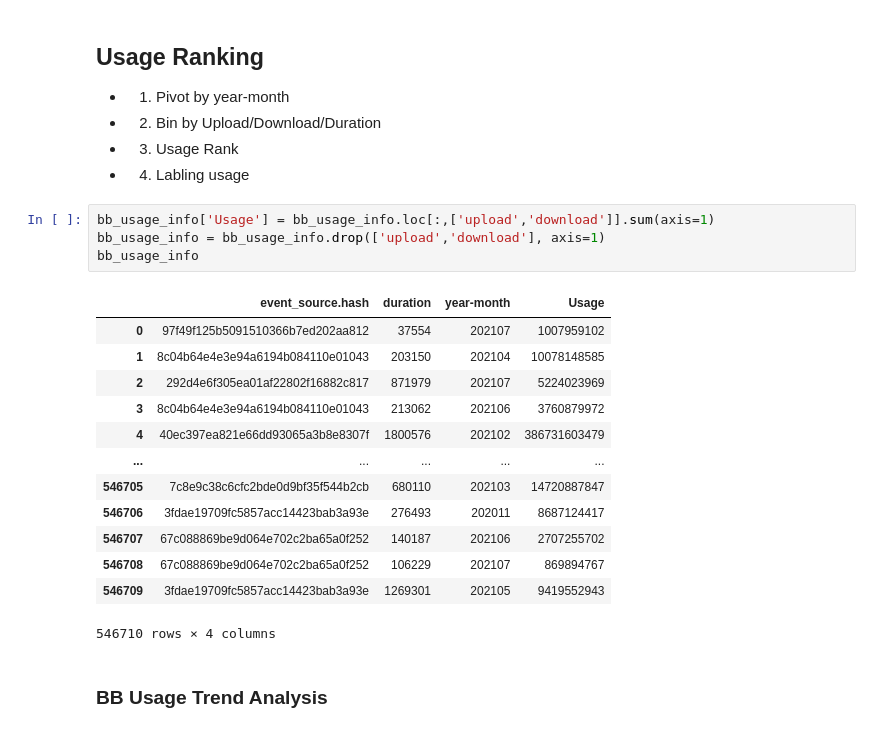
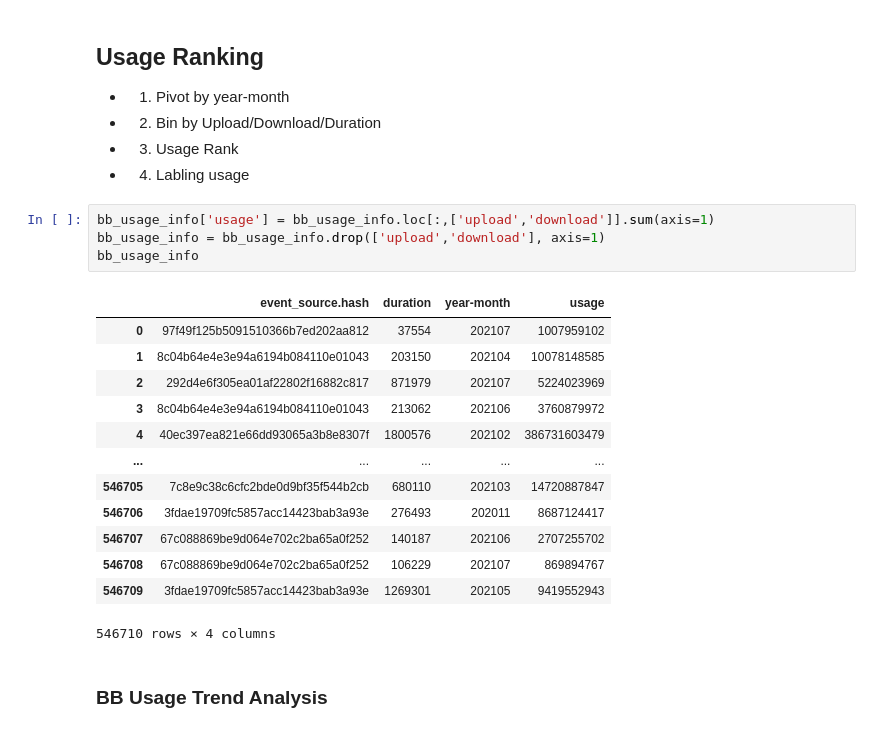
Before and after one commit to cmadusankahw/leve-4-research-hybrid-recommender-for-fixed-line-telco, a Jupyter notebook: 102021/BB USAGE DATA ANALYSIS.ipynb, the cells around one changed output. Drawn from its saved outputs; the diff is of its cells as text.

```diff
--- a/102021/BB USAGE DATA ANALYSIS.ipynb
+++ b/102021/BB USAGE DATA ANALYSIS.ipynb
@@ -67,11 +67,11 @@ Name: download, Length: 546710, dtype: int64
 - 3. Usage Rank
 - 4. Labling usage
 # %%
-bb_usage_info['Usage'] = bb_usage_info.loc[:,['upload','download']].sum(axis=1)
+bb_usage_info['usage'] = bb_usage_info.loc[:,['upload','download']].sum(axis=1)
 bb_usage_info = bb_usage_info.drop(['upload','download'], axis=1)
 bb_usage_info
 # %% [output]
-|  | event_source.hash | duration | year-month | Usage |
+|  | event_source.hash | duration | year-month | usage |
 | 0 | 97f49f125b5091510366b7ed202aa812 | 37554 | 202107 | 1007959102 |
 | 1 | 8c04b64e4e3e94a6194b084110e01043 | 203150 | 202104 | 10078148585 |
 | 2 | 292d4e6f305ea01af22802f16882c817 | 871979 | 202107 | 5224023969 |
```
Also changed, not shown: parts of 43 cells of this notebook, 3 other files.
